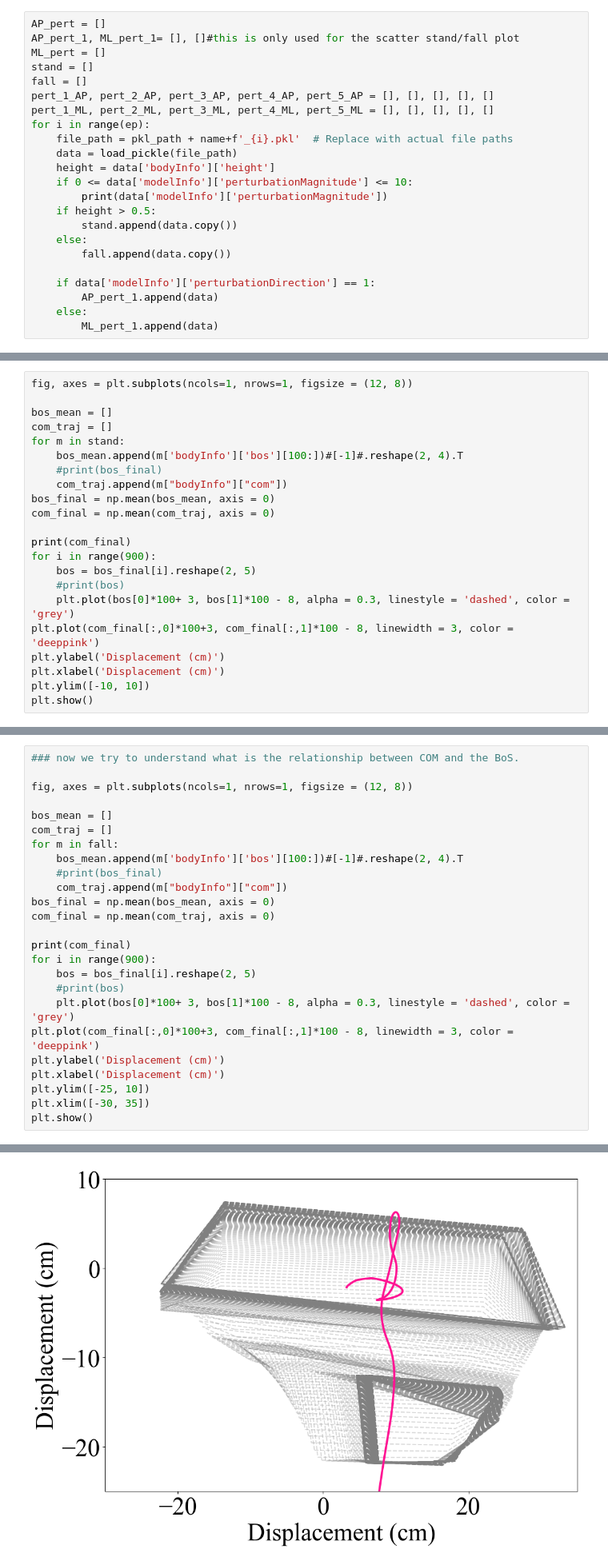
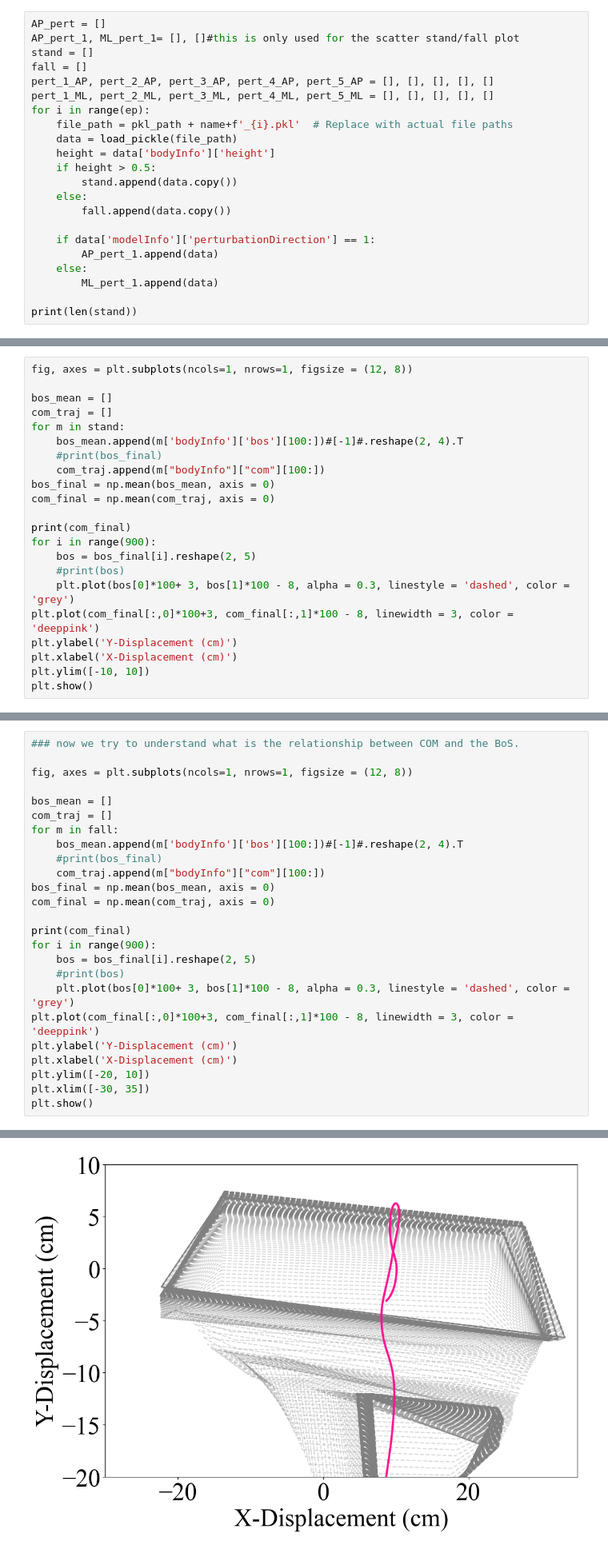
Before and after one commit to cherylwang20/MyoLeg_Sarcopenia, a Jupyter notebook: plotting_results.ipynb, the cells around one changed output, grey strips where cells are left out. Shown at 80% size. Drawn from its saved outputs; the diff is of its cells as text.

```diff
--- a/plotting_results.ipynb
+++ b/plotting_results.ipynb
@@ -37,7 +37,6 @@ bins = [ 10, 20, 30, 40, 50, 60]
 # %%
 AP_pert = []
 AP_pert_1, ML_pert_1= [], []#this is only used for the scatter stand/fall plot
-ML_pert = []
 stand = []
 fall = []
 pert_1_AP, pert_2_AP, pert_3_AP, pert_4_AP, pert_5_AP = [], [], [], [], []
@@ -46,8 +45,6 @@ for i in range(ep):
     file_path = pkl_path + name+f'_{i}.pkl'  # Replace with actual file paths
     data = load_pickle(file_path)
     height = data['bodyInfo']['height']
-    if 0 <= data['modelInfo']['perturbationMagnitude'] <= 10:
-        print(data['modelInfo']['perturbationMagnitude'])
     if height > 0.5:
         stand.append(data.copy())
     else:
@@ -57,3 +54,5 @@ for i in range(ep):
         AP_pert_1.append(data)
     else:
         ML_pert_1.append(data)
+
+print(len(stand))
@@ -374,7 +375,7 @@ com_traj = []
 for m in stand:
     bos_mean.append(m['bodyInfo']['bos'][100:])#[-1]#.reshape(2, 4).T
     #print(bos_final)
-    com_traj.append(m["bodyInfo"]["com"])
+    com_traj.append(m["bodyInfo"]["com"][100:])
 bos_final = np.mean(bos_mean, axis = 0)
 com_final = np.mean(com_traj, axis = 0)
 
@@ -384,8 +385,8 @@ for i in range(900):
     #print(bos)
     plt.plot(bos[0]*100+ 3, bos[1]*100 - 8, alpha = 0.3, linestyle = 'dashed', color = 'grey')
 plt.plot(com_final[:,0]*100+3, com_final[:,1]*100 - 8, linewidth = 3, color = 'deeppink')
-plt.ylabel('Displacement (cm)')
-plt.xlabel('Displacement (cm)')
+plt.ylabel('Y-Displacement (cm)')
+plt.xlabel('X-Displacement (cm)')
 plt.ylim([-10, 10])
 plt.show()
 # %% [output]
@@ -407,7 +408,7 @@ com_traj = []
 for m in fall:
     bos_mean.append(m['bodyInfo']['bos'][100:])#[-1]#.reshape(2, 4).T
     #print(bos_final)
-    com_traj.append(m["bodyInfo"]["com"])
+    com_traj.append(m["bodyInfo"]["com"][100:])
 bos_final = np.mean(bos_mean, axis = 0)
 com_final = np.mean(com_traj, axis = 0)
 
@@ -417,9 +418,9 @@ for i in range(900):
     #print(bos)
     plt.plot(bos[0]*100+ 3, bos[1]*100 - 8, alpha = 0.3, linestyle = 'dashed', color = 'grey')
 plt.plot(com_final[:,0]*100+3, com_final[:,1]*100 - 8, linewidth = 3, color = 'deeppink')
-plt.ylabel('Displacement (cm)')
-plt.xlabel('Displacement (cm)')
-plt.ylim([-25, 10])
+plt.ylabel('Y-Displacement (cm)')
+plt.xlabel('X-Displacement (cm)')
+plt.ylim([-20, 10])
 plt.xlim([-30, 35])
 plt.show()
 # %% [output]
@@ -429,5 +430,5 @@ plt.show()
  ...
  [ 0.01845526 -0.7222347 ]
  [ 0.01845818 -0.72223532]
  [ 0.01846108 -0.72223593]]
-[figure, old version]
+[figure, new version]
```
Also changed, not shown: parts of 7 cells of this notebook, 57 other files.
